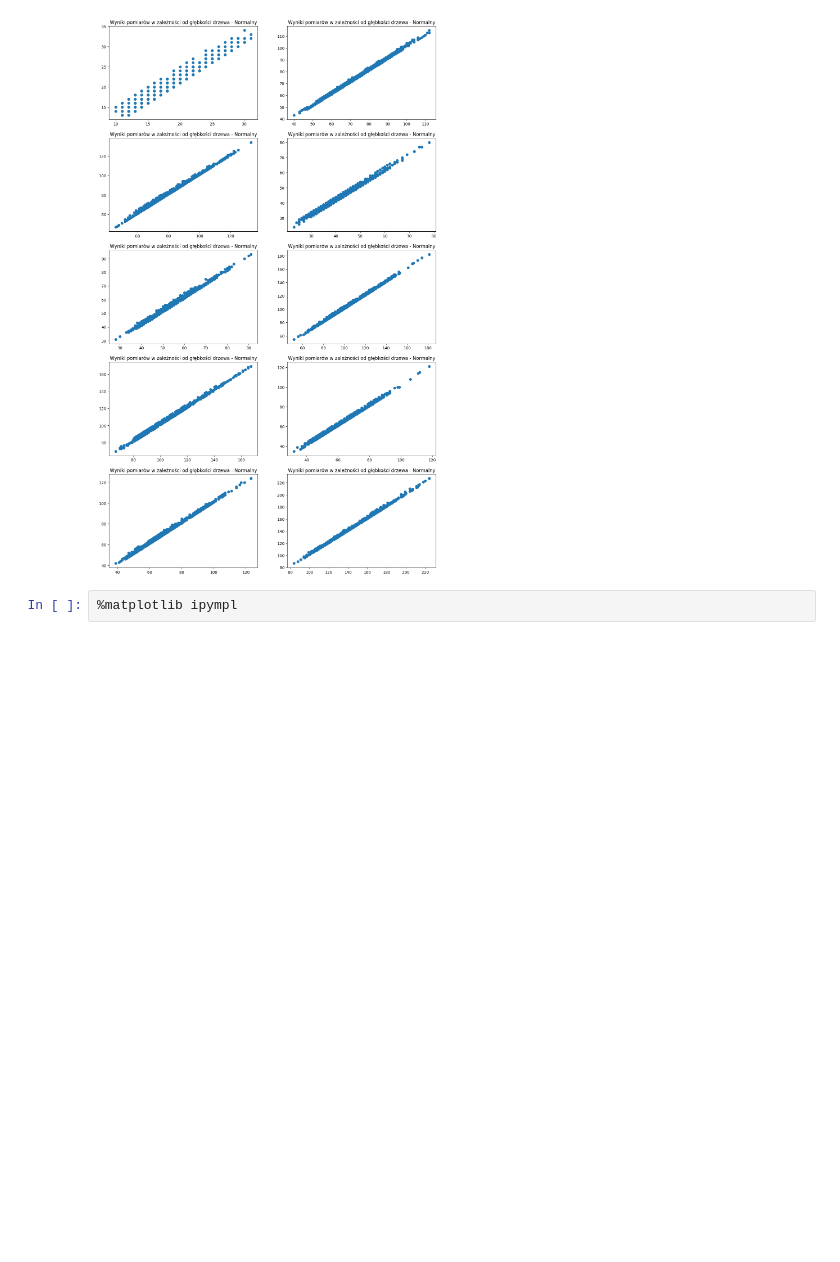
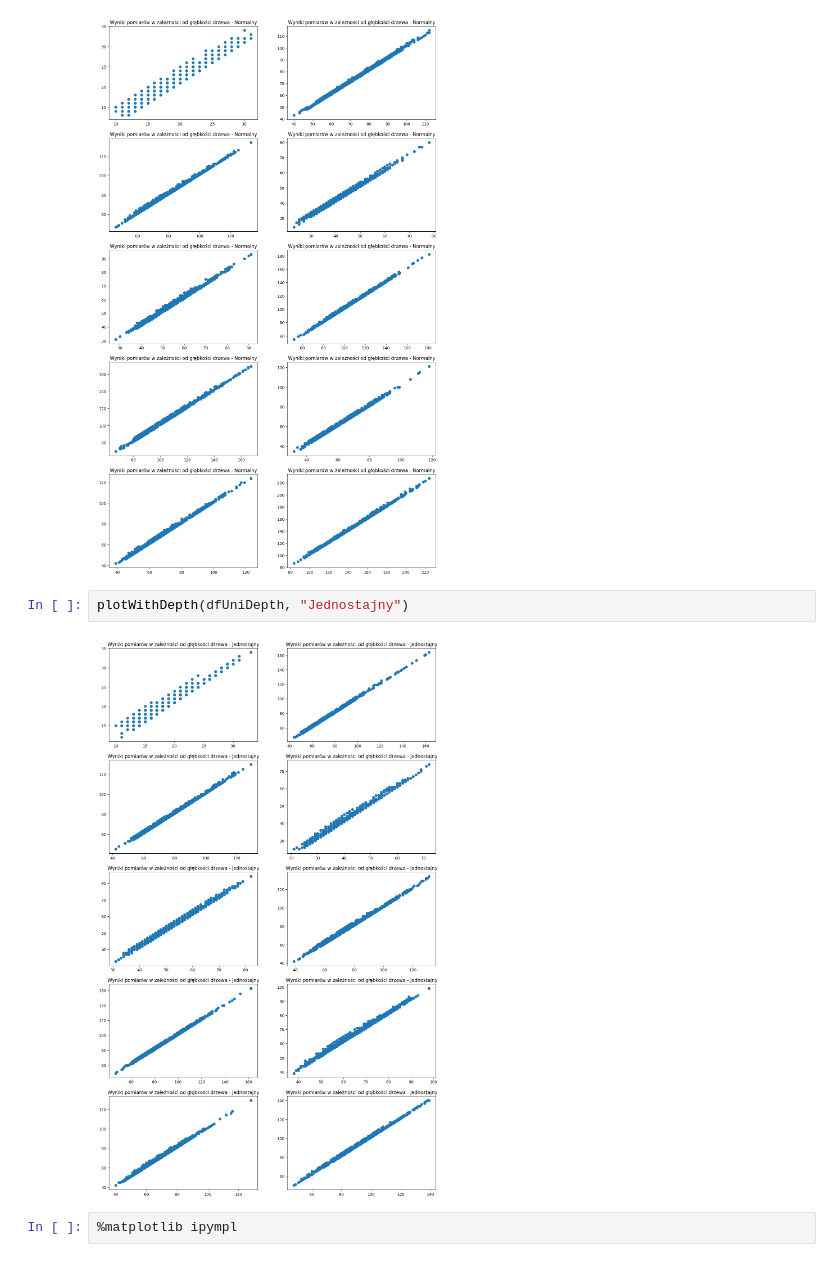
Before and after one commit to AdamChojnackiDrkHml/MPA_L2, a Jupyter notebook: LAB3.ipynb, the cells around one changed output. Cells and saved outputs as stored; diff of their text form; blank space fills up the shorter version.

```diff
--- a/LAB3.ipynb
+++ b/LAB3.ipynb
@@ -98,6 +98,10 @@ dfUniDepth = pd.read_csv("data/dataL3/resultTestUniFin2Depth2.csv", delimiter=";
 plotWithDepth(dfNormDepth, "Normalny")
 # %% [output]
 [figure]
+# %%
+plotWithDepth(dfUniDepth, "Jednostajny")
+# %% [output]
+[figure, added]
 # %%
 %matplotlib ipympl
 # %%
```
Also changed, not shown: 4 other files.
